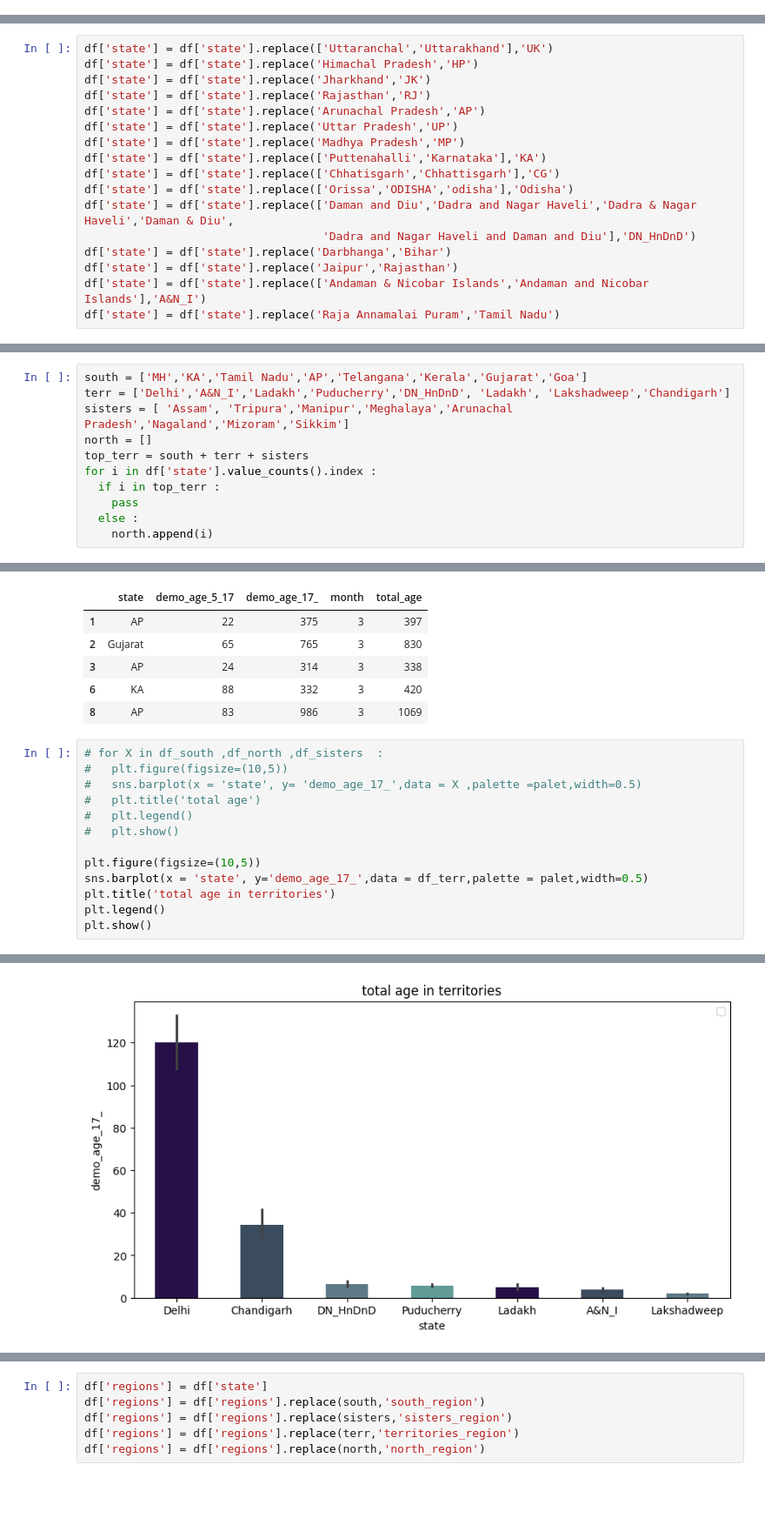
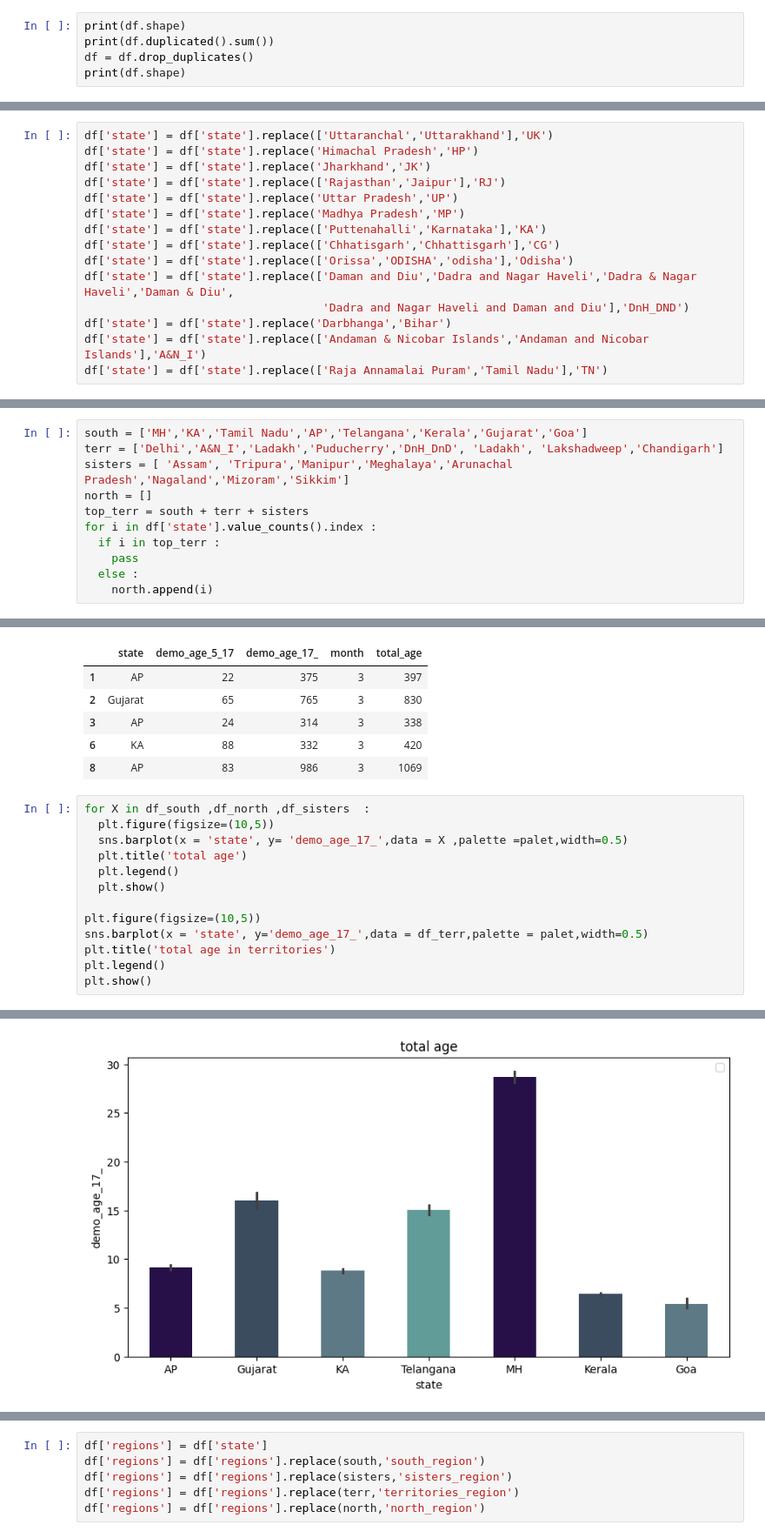
Before and after one commit to SuyashPatil-max/UIDAI_repo, a Jupyter notebook: demo.ipynb, the cells around one changed output, grey strips where cells are left out. Shown at 87% size. Cells and saved outputs as stored; diff of their text form; blank space fills up the shorter version.

```diff
--- a/demo.ipynb
+++ b/demo.ipynb
@@ -11,3 +11,8 @@ df = pd.read_csv('demo.csv')
 df.shape
 # %% [output]
 (2071700, 6)
+# %%
+print(df.shape)
+print(df.duplicated().sum())
+df = df.drop_duplicates()
+print(df.shape)
@@ -65,19 +74,17 @@ Index(['Andhra Pradesh', 'Tamil Nadu', 'West Bengal', 'Uttar Pradesh',
 df['state'] = df['state'].replace(['Uttaranchal','Uttarakhand'],'UK')
 df['state'] = df['state'].replace('Himachal Pradesh','HP')
 df['state'] = df['state'].replace('Jharkhand','JK')
-df['state'] = df['state'].replace('Rajasthan','RJ')
-df['state'] = df['state'].replace('Arunachal Pradesh','AP')
+df['state'] = df['state'].replace(['Rajasthan','Jaipur'],'RJ')
 df['state'] = df['state'].replace('Uttar Pradesh','UP')
 df['state'] = df['state'].replace('Madhya Pradesh','MP')
 df['state'] = df['state'].replace(['Puttenahalli','Karnataka'],'KA')
 df['state'] = df['state'].replace(['Chhatisgarh','Chhattisgarh'],'CG')
 df['state'] = df['state'].replace(['Orissa','ODISHA','odisha'],'Odisha')
 df['state'] = df['state'].replace(['Daman and Diu','Dadra and Nagar Haveli','Dadra & Nagar Haveli','Daman & Diu',
-                                   'Dadra and Nagar Haveli and Daman and Diu'],'DN_HnDnD')
+                                   'Dadra and Nagar Haveli and Daman and Diu'],'DnH_DND')
 df['state'] = df['state'].replace('Darbhanga','Bihar')
-df['state'] = df['state'].replace('Jaipur','Rajasthan')
 df['state'] = df['state'].replace(['Andaman & Nicobar Islands','Andaman and Nicobar Islands'],'A&N_I')
-df['state'] = df['state'].replace('Raja Annamalai Puram','Tamil Nadu')
+df['state'] = df['state'].replace(['Raja Annamalai Puram','Tamil Nadu'],'TN')
 # %%
 df['state'] = df['state'].replace(['andhra pradesh','Madanapalle','BALANAGAR','Andra Pradesh','Andhra Pradesh'],'AP')
 df['state'] = df['state'].replace(['Nagpur','Maharashtra'],'MH')
@@ -175,7 +169,7 @@ df.head()
 # plt.show()
 # %%
 south = ['MH','KA','Tamil Nadu','AP','Telangana','Kerala','Gujarat','Goa']
-terr = ['Delhi','A&N_I','Ladakh','Puducherry','DN_HnDnD', 'Ladakh', 'Lakshadweep','Chandigarh']
+terr = ['Delhi','A&N_I','Ladakh','Puducherry','DnH_DnD', 'Ladakh', 'Lakshadweep','Chandigarh']
 sisters = [ 'Assam', 'Tripura','Manipur','Meghalaya','Arunachal Pradesh','Nagaland','Mizoram','Sikkim']
 north = []
 top_terr = south + terr + sisters
@@ -204,12 +198,12 @@ df_south.head()
 | 6 | KA | 88 | 332 | 3 | 420 |
 | 8 | AP | 83 | 986 | 3 | 1069 |
 # %%
-# for X in df_south ,df_north ,df_sisters  :
-#   plt.figure(figsize=(10,5))
-#   sns.barplot(x = 'state', y= 'demo_age_17_',data = X ,palette =palet,width=0.5)
-#   plt.title('total age')
-#   plt.legend()
-#   plt.show()
+for X in df_south ,df_north ,df_sisters  :
+  plt.figure(figsize=(10,5))
+  sns.barplot(x = 'state', y= 'demo_age_17_',data = X ,palette =palet,width=0.5)
+  plt.title('total age')
+  plt.legend()
+  plt.show()
 
 plt.figure(figsize=(10,5))
 sns.barplot(x = 'state', y='demo_age_17_',data = df_terr,palette = palet,width=0.5)
@@ -225 +219 @@ The palette list has fewer values (4) than needed (7) and will cycle, which may
-[figure, old version]
+[figure, new version]
```
Also changed, not shown: parts of 18 cells of this notebook.
